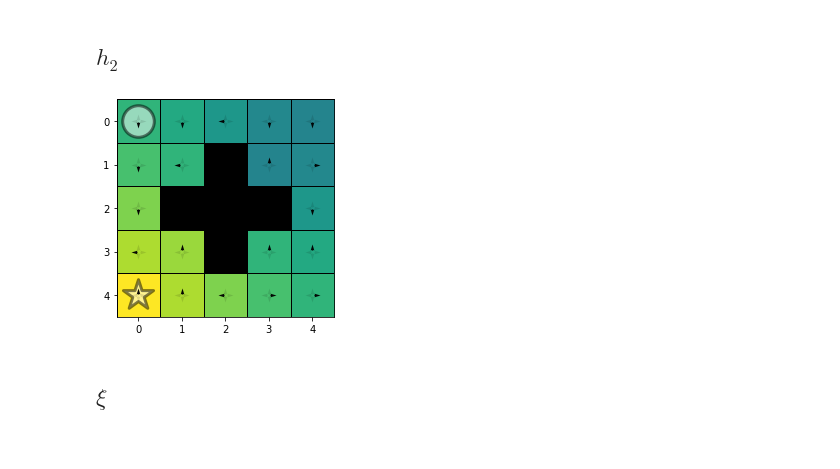
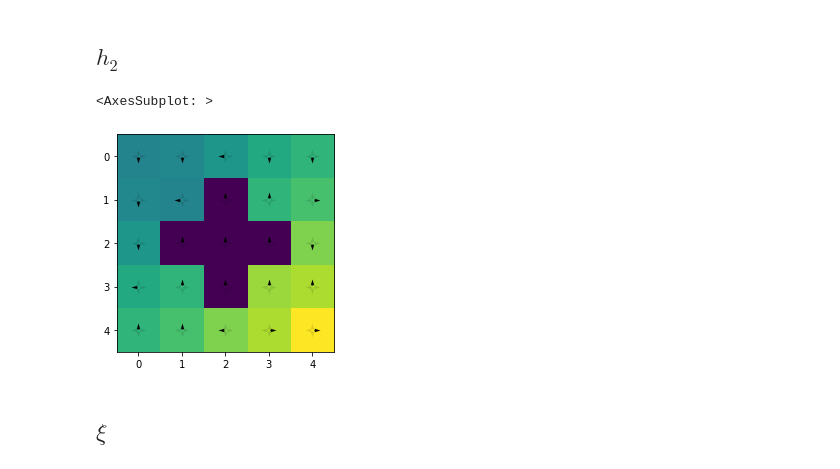
Before and after one commit to guialba/RL, a Jupyter notebook: Gridworld/experiment_complete.ipynb, the cells around one changed output. Cells and saved outputs as stored; diff of their text form; code cells hidden in the pictures.

```diff
--- a/Gridworld/experiment_complete.ipynb
+++ b/Gridworld/experiment_complete.ipynb
@@ -39,21 +48,12 @@ pi_1 = h1.PI
 # %% [markdown]
 ## $ h_2 $
-# %%
-h2 = Grid()
-
-target_2 = 20
-h2.effects[(4,4)] = {'noise': lambda a: [-a[0], -a[1]]}
-h2.effects[h2.S[target_2]] = {'terminal': True, 'reward': 10}
-
-h2.pi_star(epsilon=.05)
-
-ax = plotEffects(h2)
-plotPolicy(h2.PI, h2, ax=ax)
-plotActionStateValue(h2.Q, h2, ax=ax)
-
-pi_2 = h2.PI
-# %% [output]
-[figure, removed]
+# %%
+# ax = plotEffects(h2)
+ax = plotPolicy(pi2, g)
+plotActionStateValue(g.Q, g, ax=ax)
+# %% [output]
+<AxesSubplot: >
+[figure, added]
 # %% [markdown]
 ## $ \xi $
 # %% [markdown]
```
Also changed, not shown: parts of 20 cells of this notebook, 1 other file.
